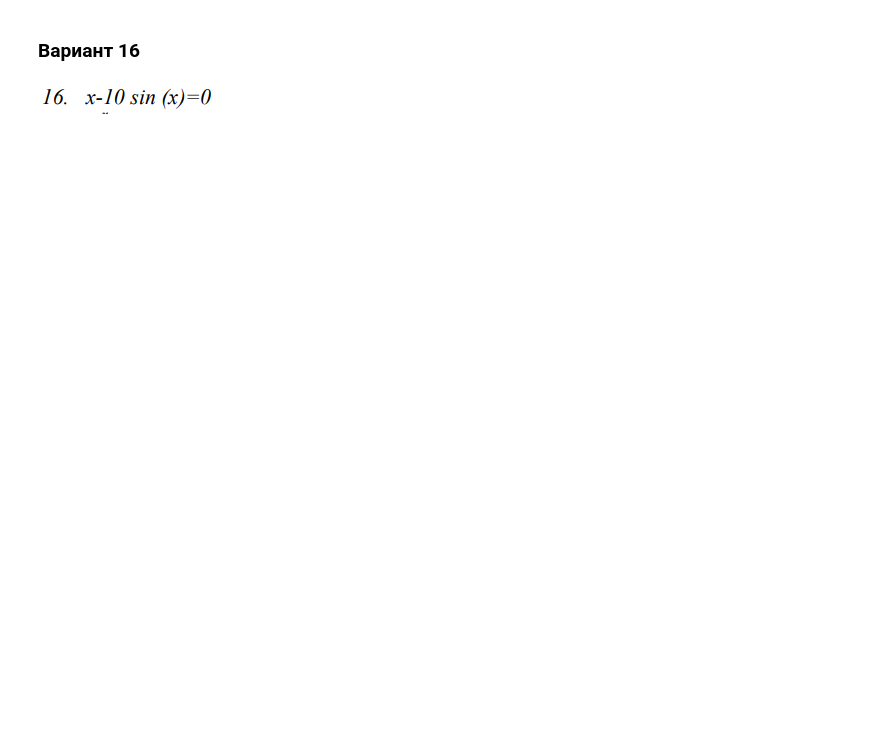
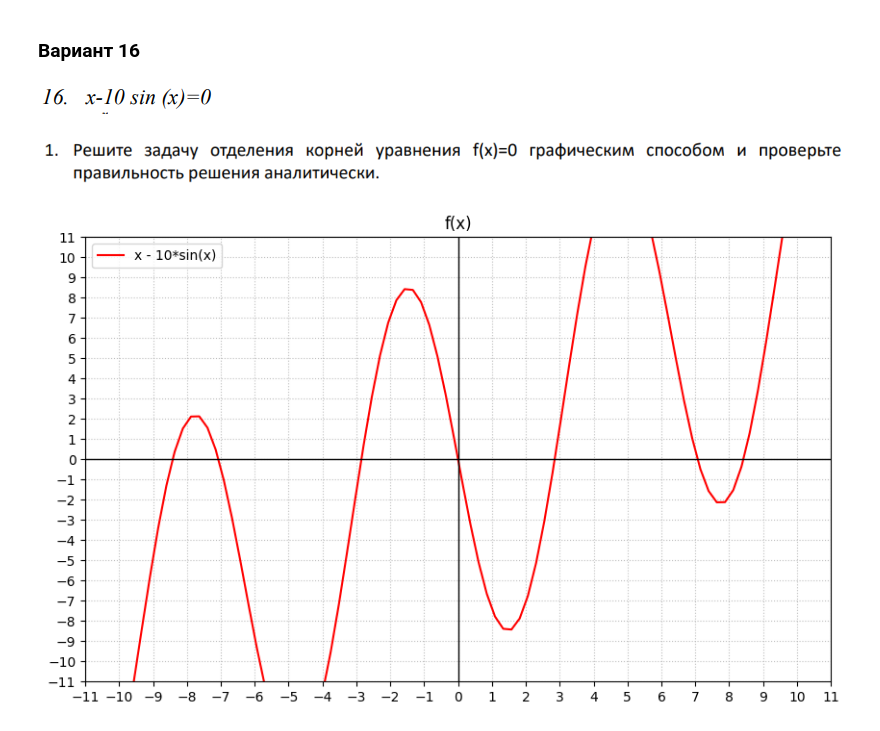
Before and after one commit to medicsera/CalcMethods, a Jupyter notebook: lab1.ipynb, the cells around one changed output. Drawn from its saved outputs; the diff is of its cells as text; code cells hidden in the pictures; blank space fills up the shorter version.

```diff
--- a/lab1.ipynb
+++ b/lab1.ipynb
@@ -2,6 +2,43 @@
 ![image.png](attachment:image.png)
 ### Вариант 16
 ![image-2.png](attachment:image-2.png)
+# %% [markdown]
+![image.png](attachment:image.png)
 # %%
-def (x):
-    x-10*sin(x)
+from matplotlib.ticker import MultipleLocator
+import numpy as np
+import matplotlib.pyplot as plt
+
+
+def f(x):
+    return x - 10 * np.sin(x)
+
+
+def df(x):
+    return 1 - 10 * np.cos(x)
+
+def ddf(x):
+    return 10 * np.sin(x)
+
+x = np.linspace(-12,12,100)
+y = f(x)
+
+plt.figure(figsize=(10,6))
+
+plt.plot(x,y,color="red",label='x - 10*sin(x)')
+
+plt.axhline(0,color='black',linewidth=1)
+plt.axvline(0,color='black',linewidth=1)
+plt.grid(True,linestyle=':',alpha=0.8)
+
+ax = plt.gca()
+ax.xaxis.set_major_locator(MultipleLocator(1))
+ax.yaxis.set_major_locator(MultipleLocator(1))
+
+plt.xlim(-11,11)
+plt.ylim(-11,11)
+plt.title("f(x)")
+plt.legend()
+plt.show()
+# %% [output]
+[figure, added]
```
Also changed, not shown: parts of 18 cells of this notebook.
